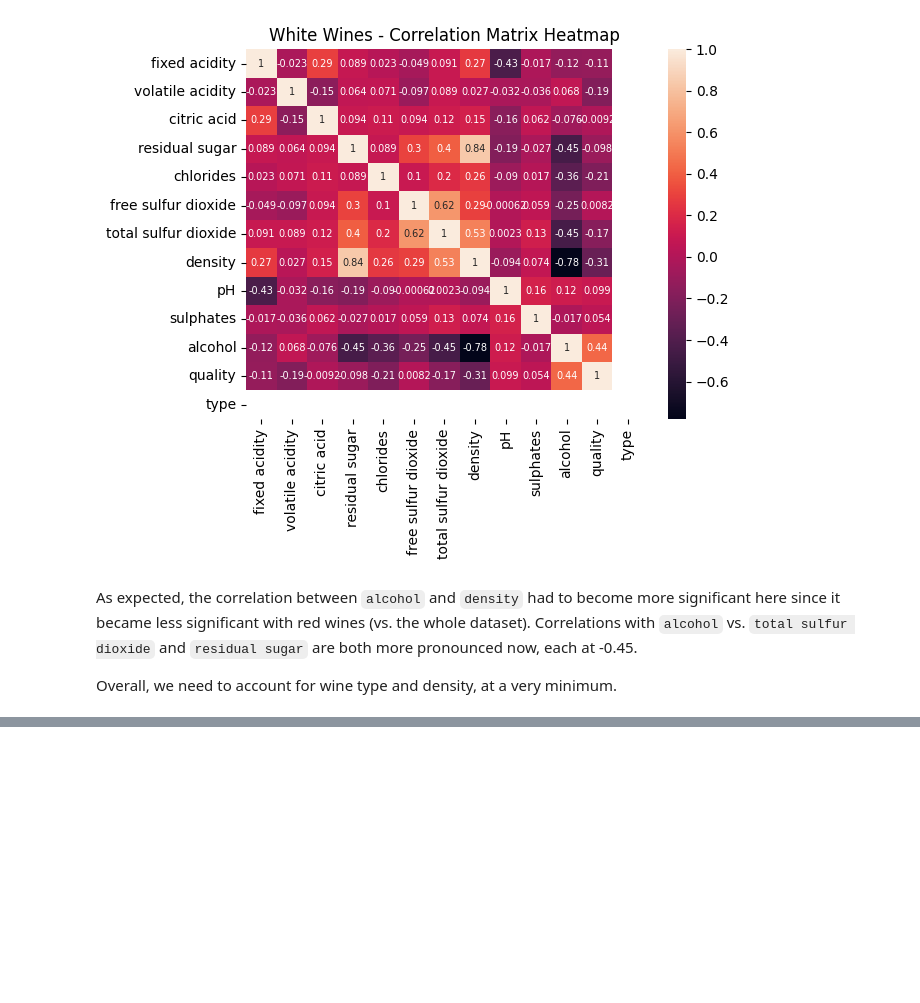
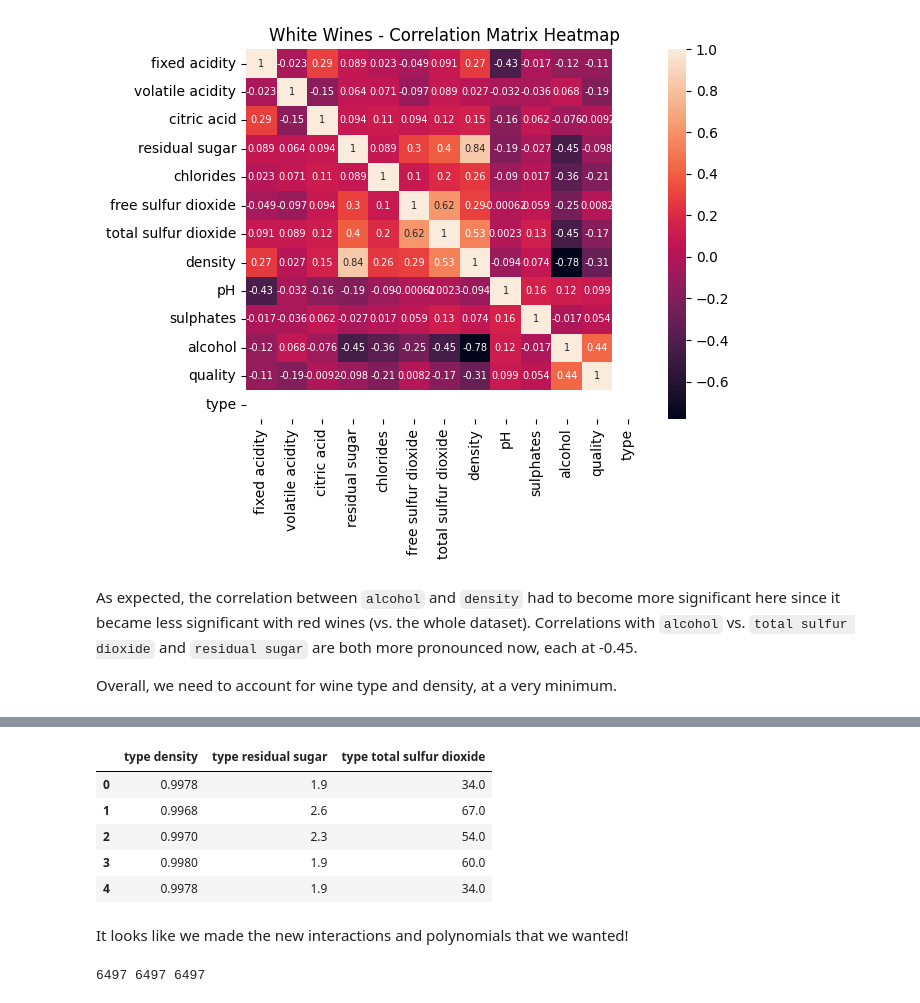
Before and after one commit to trevorlillywhite/HW7-NCSU-ST-554-Trevor-Lillywhite, a Jupyter notebook: HW7_ST554_Lillywhite.ipynb, the cells around one changed output, grey strips where cells are left out. Cells and saved outputs as stored; diff of their text form; code cells hidden in the pictures; blank space fills up the shorter version.

```diff
--- a/HW7_ST554_Lillywhite.ipynb
+++ b/HW7_ST554_Lillywhite.ipynb
@@ -311,0 +364,16 @@ The polynomial terms were chosen based on the visible data curvature in the `pai
+# %%
+# Check new interaction features
+df_interact.head()
+# %% [output]
+|  | type density | type residual sugar | type total sulfur dioxide |
+| 0 | 0.9978 | 1.9 | 34.0 |
+| 1 | 0.9968 | 2.6 | 67.0 |
+| 2 | 0.9970 | 2.3 | 54.0 |
+| 3 | 0.9980 | 1.9 | 60.0 |
+| 4 | 0.9978 | 1.9 | 34.0 |
+# %% [markdown]
+It looks like we made the new interactions and polynomials that we wanted!
+# %%
+print(len(df), len(df_interact), len(df_poly))
+# %% [output]
+6497 6497 6497
```
Also changed, not shown: parts of 11 cells of this notebook.
